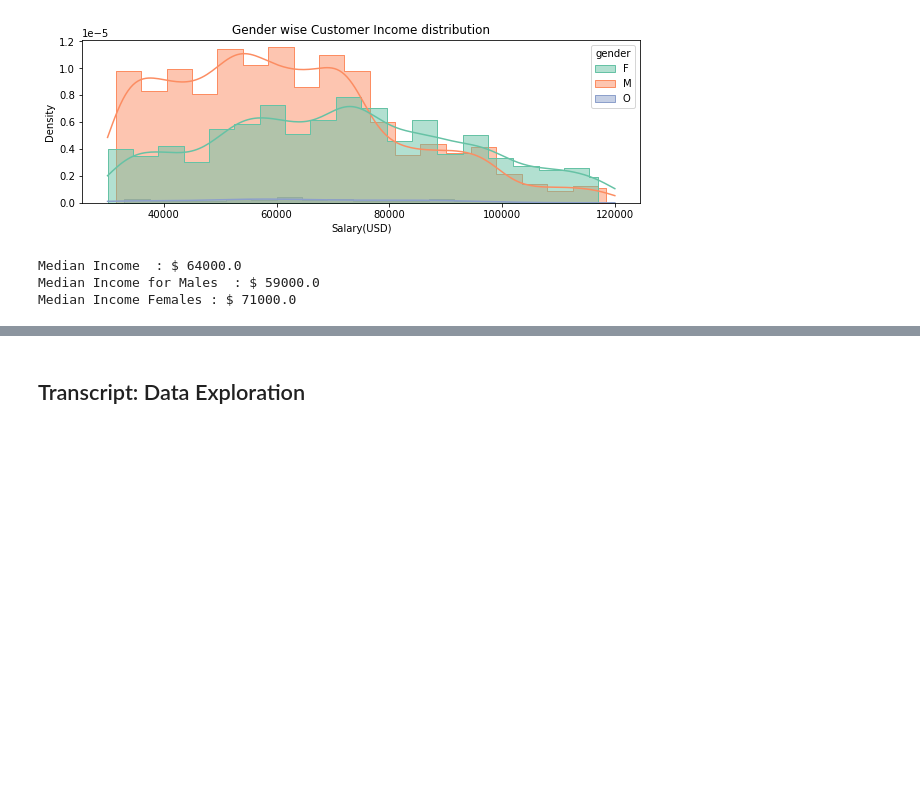
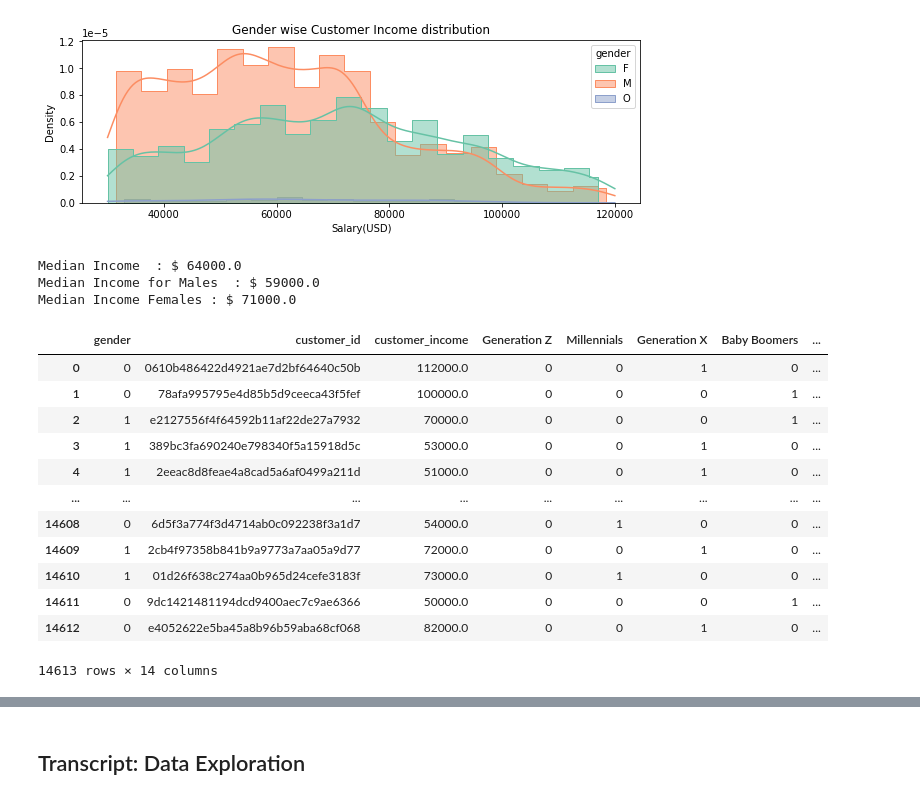
Before and after one commit to Arjunar92/Starbucks_Customer_Segmentation_Project, a Jupyter notebook: Starbucks_Capstone_Data_Exploration.ipynb, the cells around one changed output, grey strips where cells are left out. Cells and saved outputs as stored; diff of their text form; code cells hidden in the pictures; blank space fills up the shorter version.

```diff
--- a/Starbucks_Capstone_Data_Exploration.ipynb
+++ b/Starbucks_Capstone_Data_Exploration.ipynb
@@ -354,3 +354,23 @@ print("Median Income Females : $",profile[profile['gender']=='F']['customer_inco
 Median Income  : $ 64000.0
 Median Income for Males  : $ 59000.0
 Median Income Females : $ 71000.0
+# %%
+#Clean profile
+
+clean_profile = clean_profile(profile)
+# %%
+clean_profile
+# %% [output]
+|  | gender | customer_id | customer_income | Generation Z | Millennials | Generation X | Baby Boomers | ... |
+| 0 | 0 | 0610b486422d4921ae7d2bf64640c50b | 112000.0 | 0 | 0 | 1 | 0 | ... |
+| 1 | 0 | 78afa995795e4d85b5d9ceeca43f5fef | 100000.0 | 0 | 0 | 0 | 1 | ... |
+| 2 | 1 | e2127556f4f64592b11af22de27a7932 | 70000.0 | 0 | 0 | 0 | 1 | ... |
+| 3 | 1 | 389bc3fa690240e798340f5a15918d5c | 53000.0 | 0 | 0 | 1 | 0 | ... |
+| 4 | 1 | 2eeac8d8feae4a8cad5a6af0499a211d | 51000.0 | 0 | 0 | 1 | 0 | ... |
+| ... | ... | ... | ... | ... | ... | ... | ... | ... |
+| 14608 | 0 | 6d5f3a774f3d4714ab0c092238f3a1d7 | 54000.0 | 0 | 1 | 0 | 0 | ... |
+| 14609 | 1 | 2cb4f97358b841b9a9773a7aa05a9d77 | 72000.0 | 0 | 0 | 1 | 0 | ... |
+| 14610 | 1 | 01d26f638c274aa0b965d24cefe3183f | 73000.0 | 0 | 1 | 0 | 0 | ... |
+| 14611 | 0 | 9dc1421481194dcd9400aec7c9ae6366 | 50000.0 | 0 | 0 | 0 | 1 | ... |
+| 14612 | 0 | e4052622e5ba45a8b96b59aba68cf068 | 82000.0 | 0 | 0 | 1 | 0 | ... |
+14613 rows × 14 columns
```
Also changed, not shown: parts of 3 cells of this notebook.
